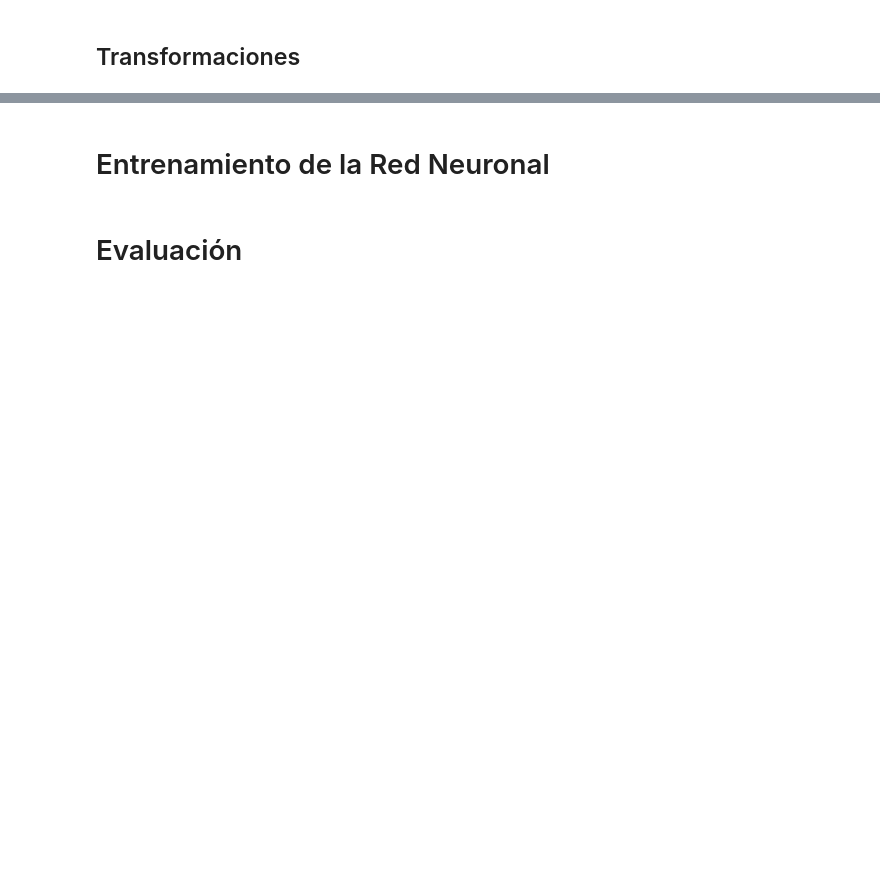
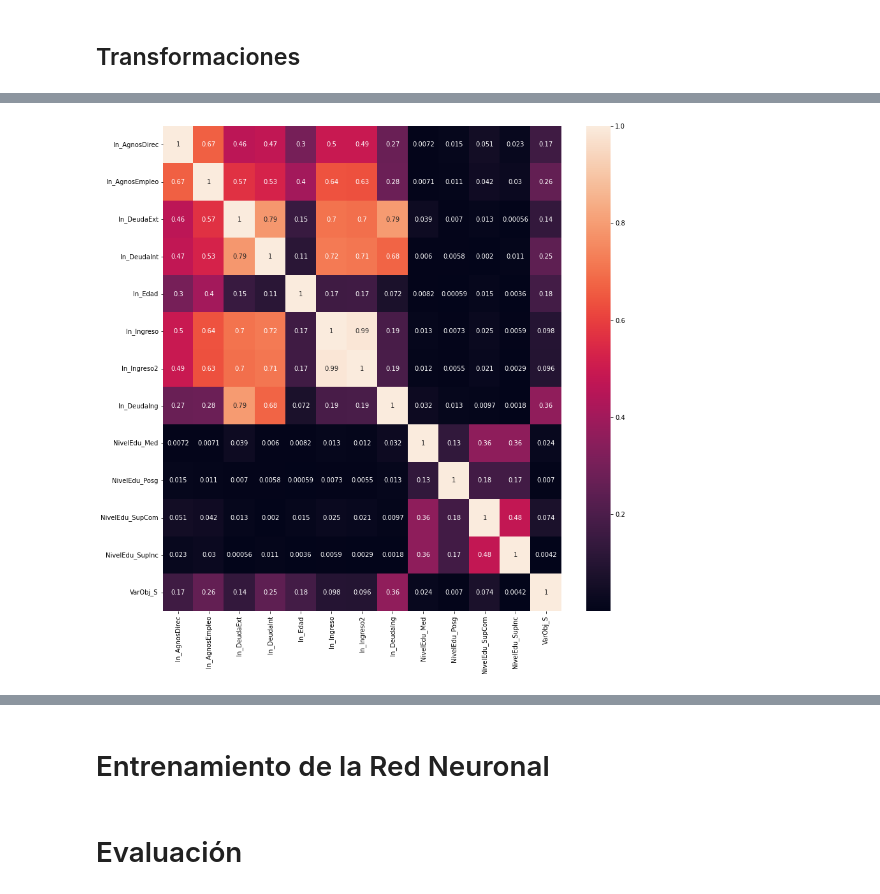
Before and after one commit to cristobalperezp/Intro_Deep_Learning, a Jupyter notebook: Tarea_1.ipynb, the cells around one changed output, grey strips where cells are left out. Cells and saved outputs as stored; diff of their text form; code cells hidden in the pictures; blank space fills up the shorter version.

```diff
--- a/Tarea_1.ipynb
+++ b/Tarea_1.ipynb
@@ -172,0 +327,12 @@ Para el nivel educacional Posg 20.112 % son aprobados
+# %%
+f = ['ln_AgnosDirec',
+       'ln_AgnosEmpleo', 'ln_DeudaExt', 'ln_DeudaInt', 'ln_Edad', 'ln_Ingreso',
+       'ln_Ingreso2', 'ln_DeudaIng', 'NivelEdu_Med', 'NivelEdu_Posg',
+       'NivelEdu_SupCom', 'NivelEdu_SupInc', 'VarObj_S']
+corr2 = df[f].corr(method='pearson').abs()
+
+plt.figure(figsize=(14, 14))
+sns.heatmap(corr2, annot=True)
+plt.show()
+# %% [output]
+[figure, added]
```
Also changed, not shown: parts of 32 cells of this notebook.
